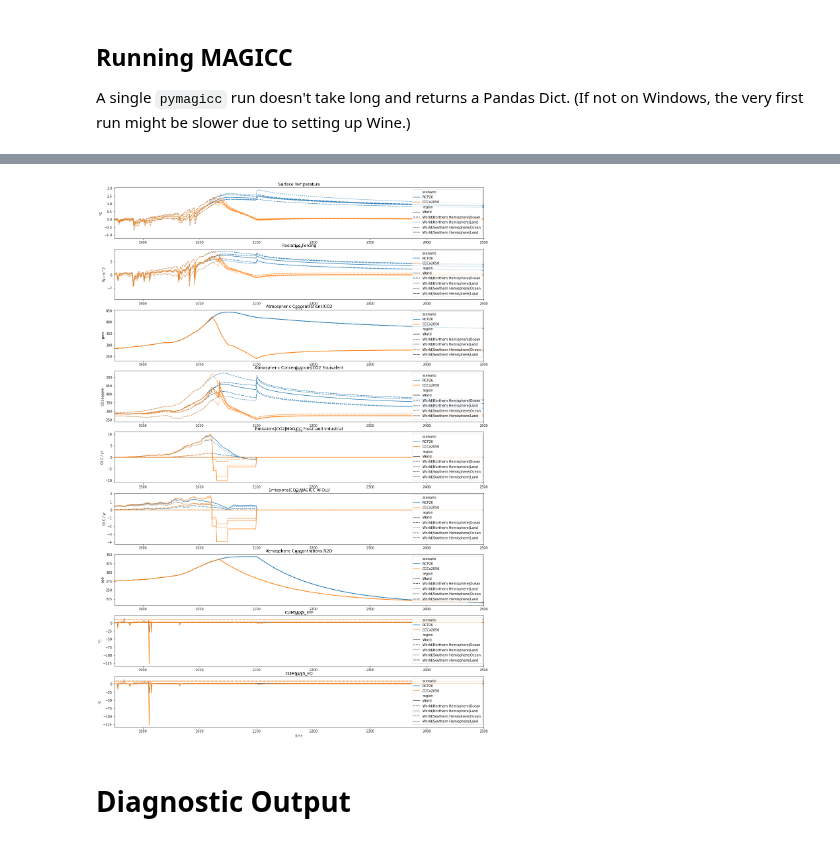
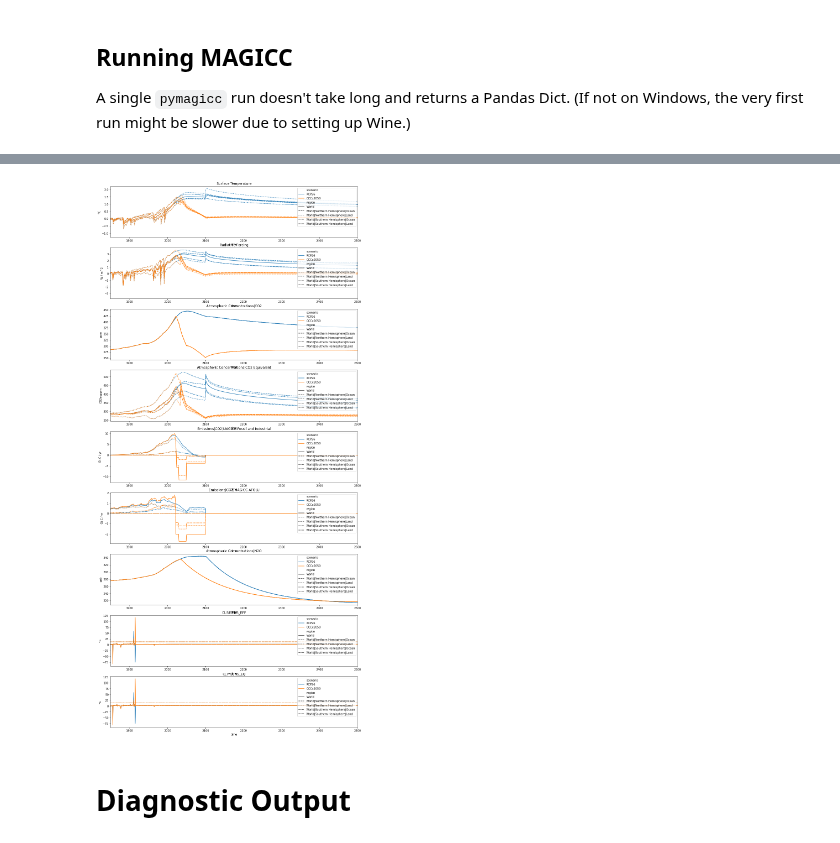
Before and after one commit to hsbay/cdrmex, a Jupyter notebook: ONCtests.ipynb, the cells around one changed output, grey strips where cells are left out. Drawn from its saved outputs; the diff is of its cells as text; code cells hidden in the pictures.

```diff
--- a/ONCtests.ipynb
+++ b/ONCtests.ipynb
@@ -45,13 +45,16 @@ MAGICC6_DIR = join("..", "CDRRUN")
 # Net Zero Start Year
 nzst = 2035
 
-# Start MAGICC at 1720 or before
 # The baseline for 0 °C will be recalculated based the mean
-# temp for 1720-1800.
+# temp for 1720-1800, which equals temp at 1850.
+# 1850 can be used as a convience for the series start
+# and if so increases Anthropogenic inventory by 22.107 GtC.
+# It also moves the CO₂ baseline of 277 ppm to 284.80 ppm.
+
 ## Start of MAGICC settings
 magcfg = {'startyear' : 1850,
           'endyear' : 2500,
-          'core_climatesensitivity' : 2.6144,          #
+          'core_climatesensitivity' : 2.87,    #1.7931 MRI-ESM2-0, 2.6144 HadGEM3-GC31-LL, 1.6186 GISS-E2-1-G,
           #'co2_tempfeedback_yrstart' : 2005,
           #'co2_fertilization_yrstart' : 2005,
           'co2_switchfromconc2emis_year' : 2005,
@@ -107,21 +110,28 @@ CCC_df = CCC_df.rename(index={"lmin":"CCCx2050"})
 # Calculate how much carbon to remove to achieve 300 ppm at 2050
 CRsyr = 2030
 Bkyr = 2050
+
+# Temp at 1850 = 0 K relative to mean of 1720-1800
+# anthro emissions should be removed from AnthroC.
+# new target is 284.80 ppm
+anth1850 = 22.107  # deteremined from MAGICC as GCB = 1.97 GtC
+
 # CO₂ gas is in GtC (2021 AnthroFF)
-AnthroC = 477.84 - (5.6886 * 6)
-LuC =  210 - 20        # MAGICC Cumulative LUC
+AnthroC = 476.6191 - anth1850
+LuC =  170.9675 - 18     # MAGICC Cumulative LUC
+# minus for differences between landsink and LUC
+# from the time MAGICC was created to the present?
+
 # to 300 ppm
-AC_2050 =  192
-LuC_2050 = 75         # 63GtC for 2.33 GtC [2021:2050] at 2.6 tcs
+AC_2050 =  220
+LuC_2050 = 51.5           # <2.73
 
 # Remove IMB and LUC overage from AnthroC
-# account for differences between landsink
-# and LUC from the time MAGICC was created
-# to the present. GCB 2020, LUC = 212.33
+# GCB 2020, LUC = 212.33
 # current skew will push up final CO2 ppm
-# to 277-278ppm
-#40 for 2.6 sensitivity, 0 for higher tcs
-skew = 49         #
+# to 281ppm
+#
+skew = 37.5
 # %%
 ki_mo_ghgs_F = [ 'HFC134a', 'HFC245fa', 'HFC227ea', 'HFC4310', 'HFC32', 'HFC125', 'HFC143a', 'HFC23' ]
 broken_Fghgs = ['N2O', 'CF4', 'C2F6', 'C6F14', 'HFC143a', 'SF6']
@@ -216,6 +226,10 @@ CCC_df = df.copy()
 #df.style #print copy for diags
 #df.loc[:,datetime(2005,1,1,0):datetime(2035,1,1,0)].style
 # %%
+# remove FF negative emissions 2024-2029
+AnthroC = 476.6191 - (5.6886 * 6)
+
+# caculate to 300 ppm
 landsnk_yrly = LuC_2050/((Bkyr-1) - CRsyr)
 landsnc_remainingYr = (LuC - LuC_2050)/(2099 - Bkyr)
 
@@ -421,16 +435,16 @@ Wall time: 10.9 s
 # %%
-fig, axes = plt.subplots((len(vars)), 1, figsize=(20, 30))
+fig, axes = plt.subplots((len(vars)), 1, figsize=(16, 36))
 for n, var in enumerate(vars):
     res.filter(variable=var).lineplot(hue="scenario", style="region", ax=axes[n])
     ylab = res.filter(variable=var)["unit"].iloc[[0]].all()
     if ylab == 'K':
         ylab = '°C'
     axes[n].set_ylabel(ylab)
     axes[n].set_title(var)
     axes[n].set_xlim(x)
     axes[n].legend(loc='upper right')
 # %% [output]
-[figure, old version]
+[figure, new version]
 # %% [markdown]
 # Diagnostic Output
 # %%
```
Also changed, not shown: parts of 6 cells of this notebook.
